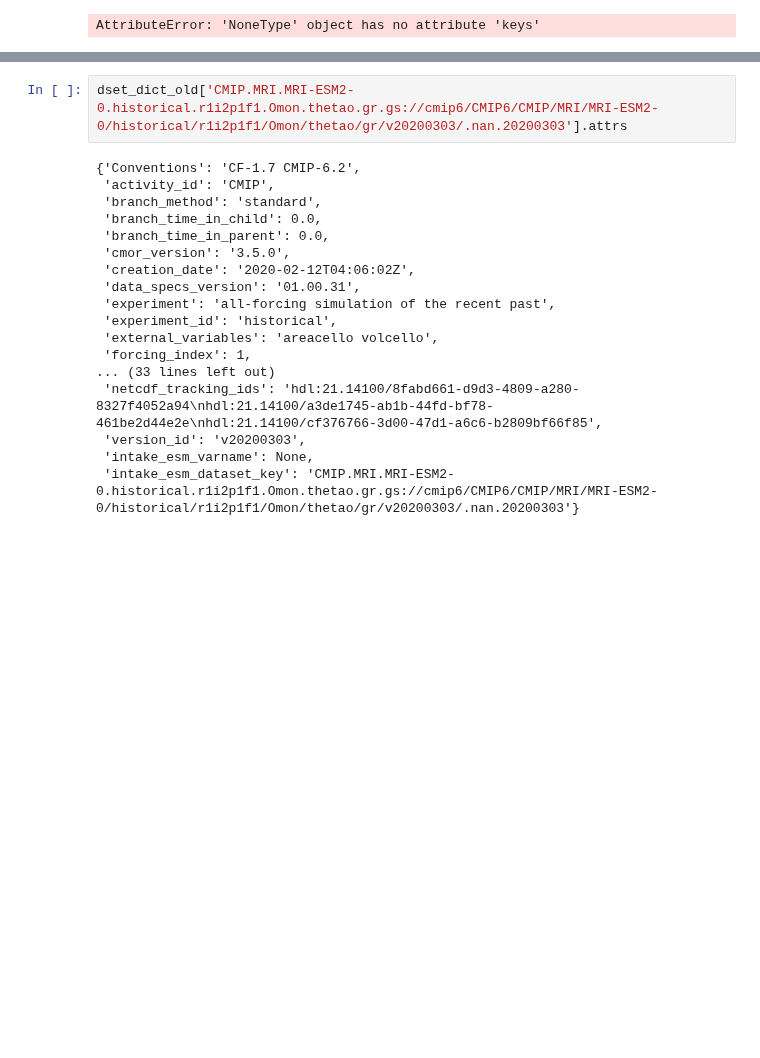
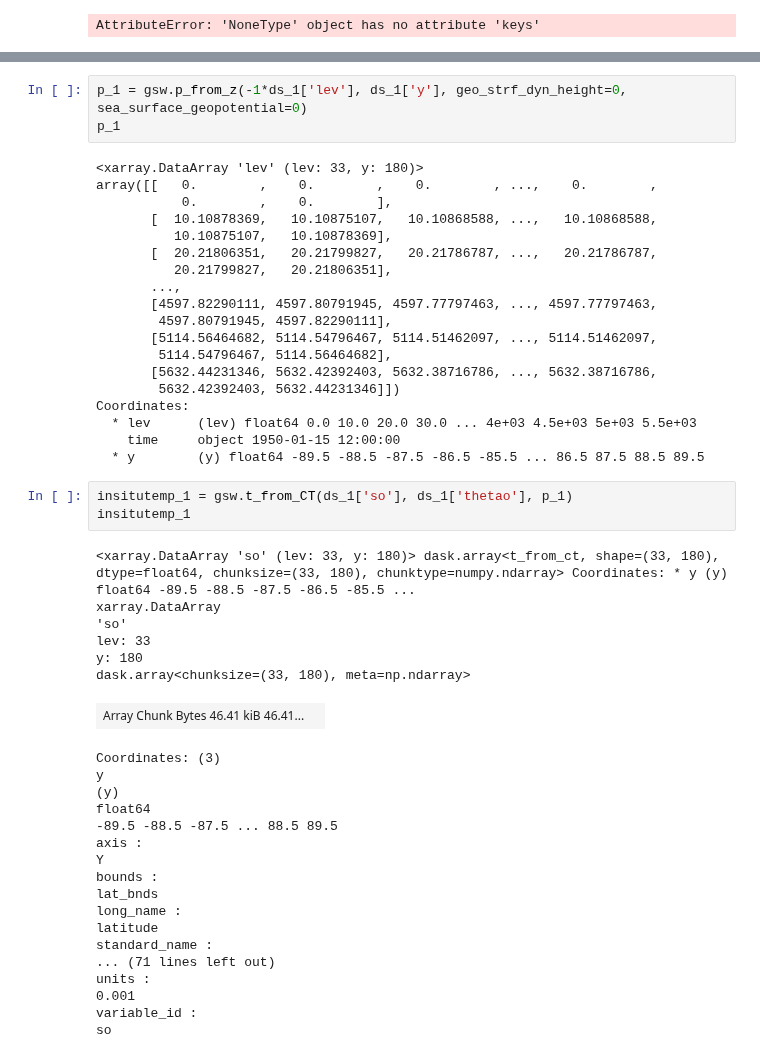
Before and after one commit to gmacgilchrist/seniorthesis, a Jupyter notebook: notebooks/pco2_calc.ipynb, the cells around one changed output, grey strips where cells are left out. Drawn from its saved outputs; the diff is of its cells as text; blank space fills up the shorter version.

```diff
--- a/notebooks/pco2_calc.ipynb
+++ b/notebooks/pco2_calc.ipynb
@@ -503,20 +611,50 @@ ds['talk'].attrs
 # %%
-dset_dict_old['CMIP.MRI.MRI-ESM2-0.historical.r1i2p1f1.Omon.thetao.gr.gs://cmip6/CMIP6/CMIP/MRI/MRI-ESM2-0/historical/r1i2p1f1/Omon/thetao/gr/v20200303/.nan.20200303'].attrs
+p_1 = gsw.p_from_z(-1*ds_1['lev'], ds_1['y'], geo_strf_dyn_height=0, sea_surface_geopotential=0)
+p_1
 # %% [output]
-{'Conventions': 'CF-1.7 CMIP-6.2',
- 'activity_id': 'CMIP',
- 'branch_method': 'standard',
- 'branch_time_in_child': 0.0,
- 'branch_time_in_parent': 0.0,
- 'cmor_version': '3.5.0',
- 'creation_date': '2020-02-12T04:06:02Z',
- 'data_specs_version': '01.00.31',
- 'experiment': 'all-forcing simulation of the recent past',
- 'experiment_id': 'historical',
- 'external_variables': 'areacello volcello',
- 'forcing_index': 1,
-... (33 lines left out)
- 'netcdf_tracking_ids': 'hdl:21.14100/8fabd661-d9d3-4809-a280-8327f4052a94\nhdl:21.14100/a3de1745-ab1b-44fd-bf78-461be2d44e2e\nhdl:21.14100/cf376766-3d00-47d1-a6c6-b2809bf66f85',
- 'version_id': 'v20200303',
- 'intake_esm_varname': None,
- 'intake_esm_dataset_key': 'CMIP.MRI.MRI-ESM2-0.historical.r1i2p1f1.Omon.thetao.gr.gs://cmip6/CMIP6/CMIP/MRI/MRI-ESM2-0/historical/r1i2p1f1/Omon/thetao/gr/v20200303/.nan.20200303'}
+<xarray.DataArray 'lev' (lev: 33, y: 180)>
+array([[   0.        ,    0.        ,    0.        , ...,    0.        ,
+           0.        ,    0.        ],
+       [  10.10878369,   10.10875107,   10.10868588, ...,   10.10868588,
+          10.10875107,   10.10878369],
+       [  20.21806351,   20.21799827,   20.21786787, ...,   20.21786787,
+          20.21799827,   20.21806351],
+       ...,
+       [4597.82290111, 4597.80791945, 4597.77797463, ..., 4597.77797463,
+        4597.80791945, 4597.82290111],
+       [5114.56464682, 5114.54796467, 5114.51462097, ..., 5114.51462097,
+        5114.54796467, 5114.56464682],
+       [5632.44231346, 5632.42392403, 5632.38716786, ..., 5632.38716786,
+        5632.42392403, 5632.44231346]])
+Coordinates:
+  * lev      (lev) float64 0.0 10.0 20.0 30.0 ... 4e+03 4.5e+03 5e+03 5.5e+03
+    time     object 1950-01-15 12:00:00
+  * y        (y) float64 -89.5 -88.5 -87.5 -86.5 -85.5 ... 86.5 87.5 88.5 89.5
+# %%
+insitutemp_1 = gsw.t_from_CT(ds_1['so'], ds_1['thetao'], p_1)
+insitutemp_1
+# %% [output]
+<xarray.DataArray 'so' (lev: 33, y: 180)> dask.array<t_from_ct, shape=(33, 180), dtype=float64, chunksize=(33, 180), chunktype=numpy.ndarray> Coordinates: * y (y) float64 -89.5 -88.5 -87.5 -86.5 -85.5 ...
+xarray.DataArray
+'so'
+lev: 33
+y: 180
+dask.array<chunksize=(33, 180), meta=np.ndarray>
+| Array Chunk Bytes 46.41 kiB 46.41... |  |
+Coordinates: (3)
+y
+(y)
+float64
+-89.5 -88.5 -87.5 ... 88.5 89.5
+axis :
+Y
+bounds :
+lat_bnds
+long_name :
+latitude
+standard_name :
+... (71 lines left out)
+units :
+0.001
+variable_id :
+so
```
Also changed, not shown: parts of 11 cells of this notebook.
